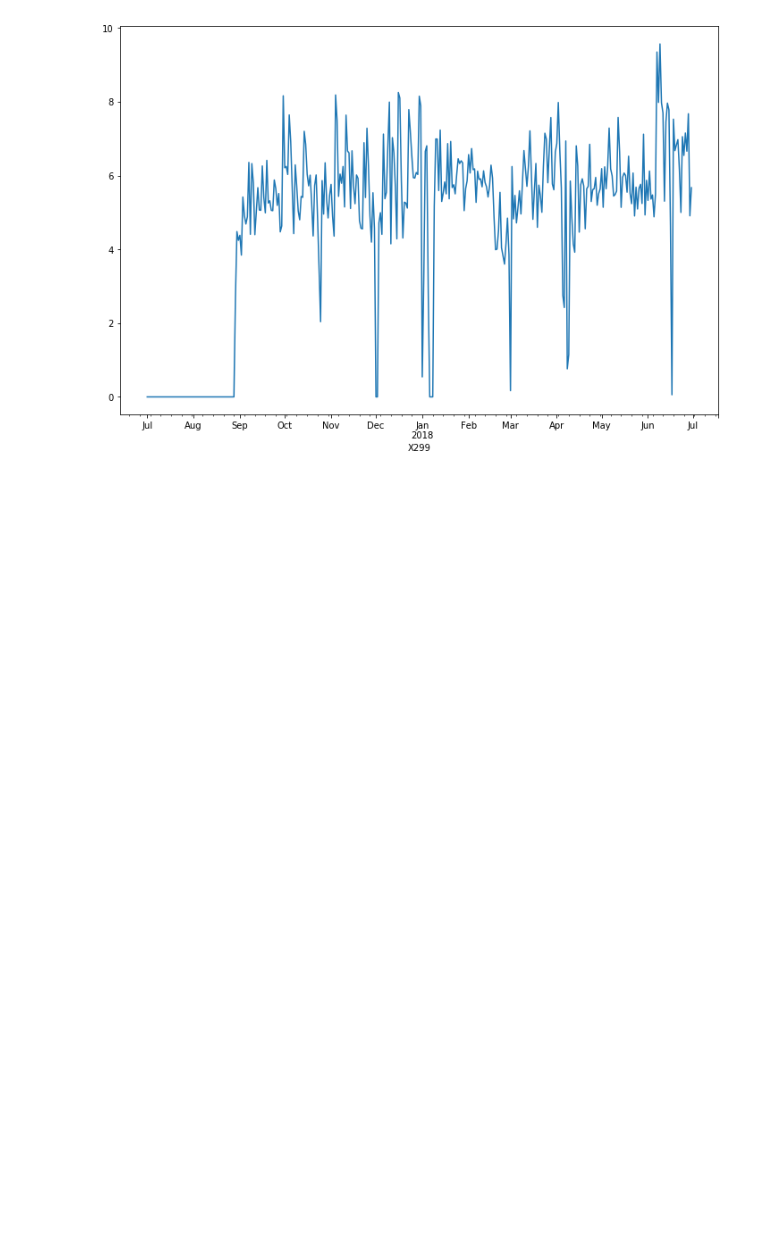
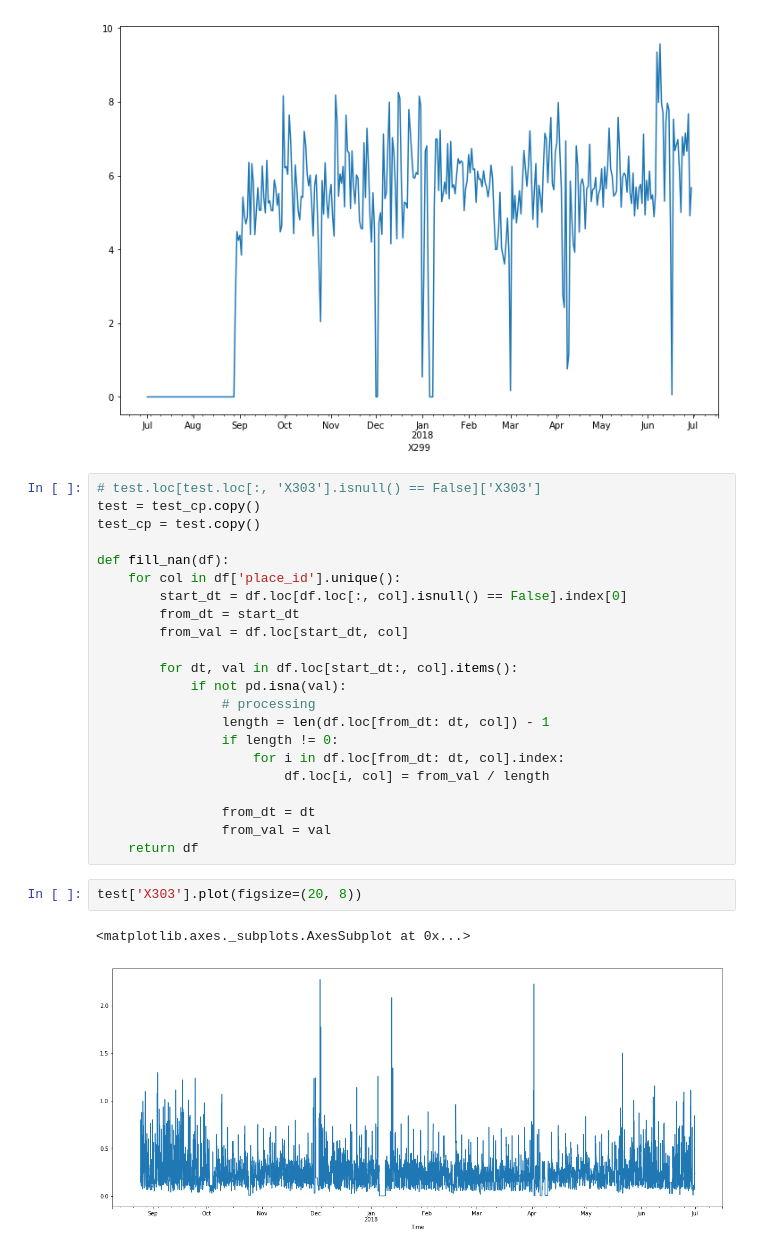
Before and after one commit to information-in-data/dacon11, a Jupyter notebook: EDA.ipynb, the cells around one changed output. Drawn from its saved outputs; the diff is of its cells as text; blank space fills up the shorter version.

```diff
--- a/EDA.ipynb
+++ b/EDA.ipynb
@@ -61,3 +61,30 @@ for col in columns:
 [figure]
 [figure]
 [figure]
+# %%
+# test.loc[test.loc[:, 'X303'].isnull() == False]['X303']
+test = test_cp.copy()
+test_cp = test.copy()
+
+def fill_nan(df):
+    for col in df['place_id'].unique():
+        start_dt = df.loc[df.loc[:, col].isnull() == False].index[0]
+        from_dt = start_dt
+        from_val = df.loc[start_dt, col]
+
+        for dt, val in df.loc[start_dt:, col].items():
+            if not pd.isna(val):
+                # processing
+                length = len(df.loc[from_dt: dt, col]) - 1
+                if length != 0:
+                    for i in df.loc[from_dt: dt, col].index:
+                        df.loc[i, col] = from_val / length
+
+                from_dt = dt
+                from_val = val
+    return df
+# %%
+test['X303'].plot(figsize=(20, 8))
+# %% [output]
+<matplotlib.axes._subplots.AxesSubplot at 0x...>
+[figure, added]
```
Also changed, not shown: parts of 4 cells of this notebook, 1 other file.
